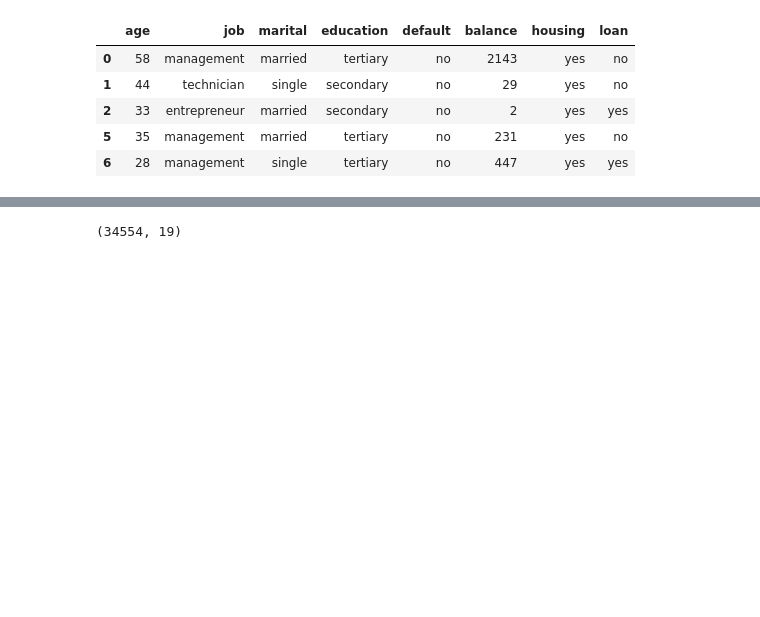
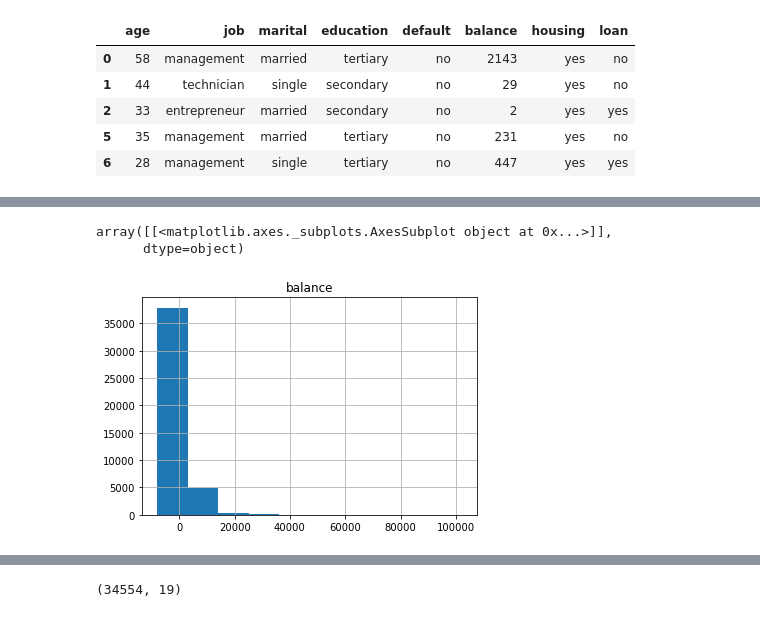
Before and after one commit to divya1999ann/ACM-ML-Assignment-2, a Jupyter notebook: Week2_Assignment.ipynb, the cells around one changed output, grey strips where cells are left out. Saved outputs shown, nothing was run; the diff lists cells and outputs as text; code cells hidden in the pictures; blank space fills up the shorter version.

```diff
--- a/Week2_Assignment.ipynb
+++ b/Week2_Assignment.ipynb
@@ -72,0 +119,6 @@ def clean_data(data):
+# %%
+data.hist(column='balance')
+# %% [output]
+array([[<matplotlib.axes._subplots.AxesSubplot object at 0x...>]],
+      dtype=object)
+[figure, added]
```
Also changed, not shown: parts of 11 cells of this notebook.
